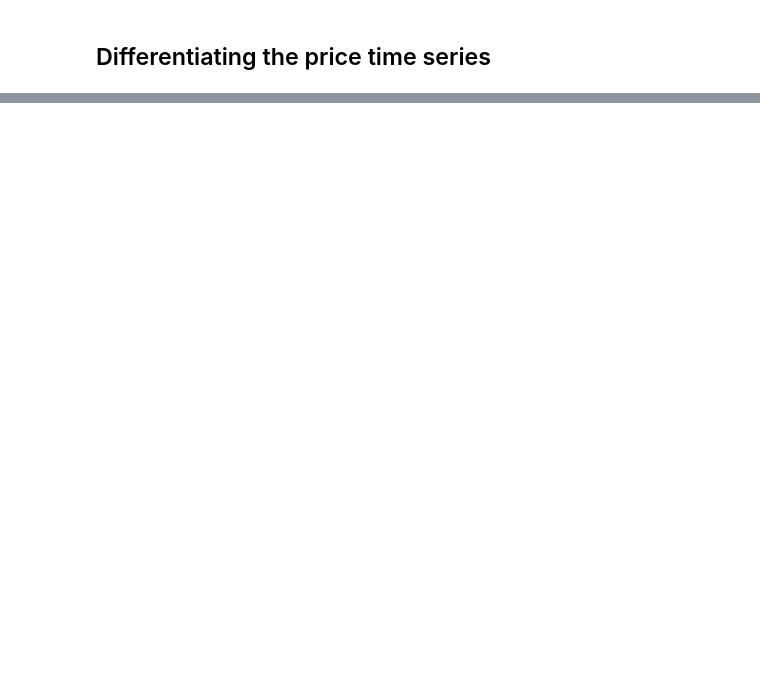
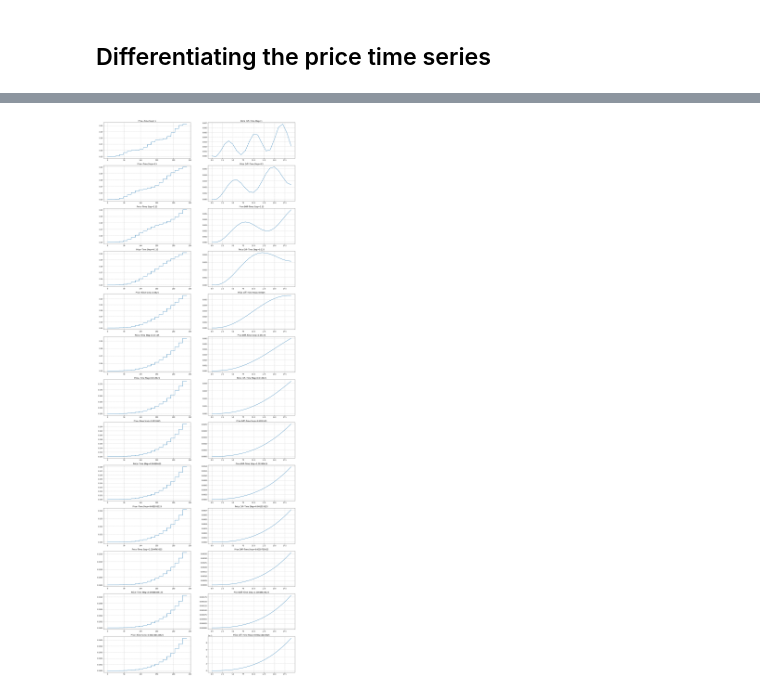
Before and after one commit to barazesh/Phd-Codes, a Jupyter notebook: shape investigation.ipynb, the cells around one changed output, grey strips where cells are left out. Drawn from its saved outputs; the diff is of its cells as text; code cells hidden in the pictures; blank space fills up the shorter version.

```diff
--- a/shape investigation.ipynb
+++ b/shape investigation.ipynb
@@ -119,0 +60,19 @@ np.mean(abs(dif-stimated))*1000000
+# %%
+fig,ax = plt.subplots(len(step_range),2)
+fig.set_size_inches(22,len(step_range)*5)
+price_dif={}
+for i,s in enumerate(step_range):
+    ax[i,0].plot(price[s])
+    ax[i,0].grid(True,linestyle='--')
+    ax[i,0].title.set_text(f'Price--Time Step={s}')
+    y=price[s].to_numpy()
+    dif=[]
+    for j,p in enumerate(y):
+        if (j-1)%(period/s)==0:
+            dif.append(y[j]-y[j-1])
+    price_dif[s]=dif
+    ax[i,1].plot(dif)
+    ax[i,1].grid(True,linestyle='--')
+    ax[i,1].title.set_text(f'Price Diff--Time Step={s}')
+# %% [output]
+[figure, added]
```
Also changed, not shown: parts of 17 cells of this notebook, 5 other files.
